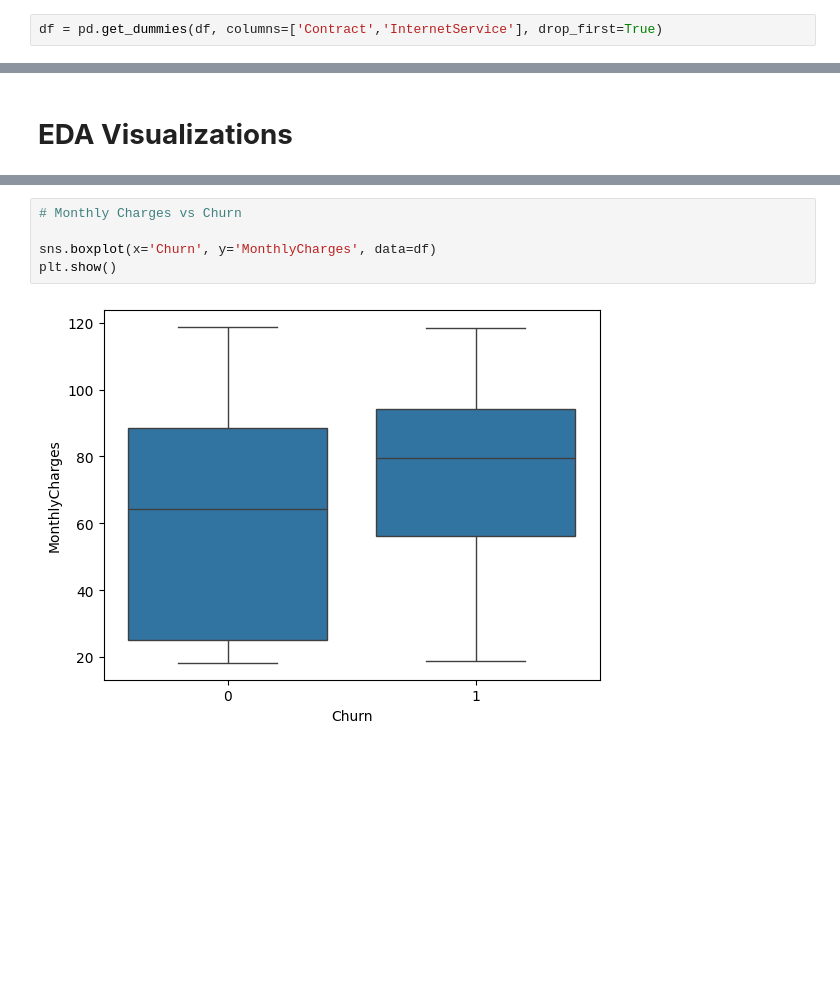
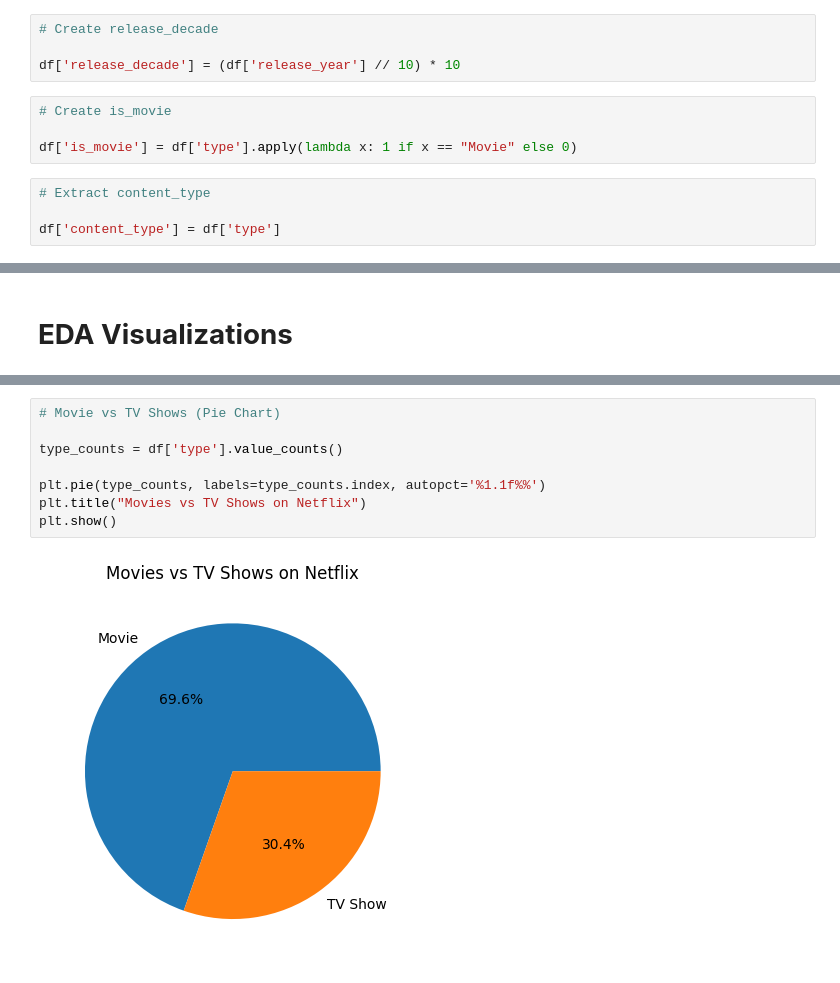
Before and after one commit to Priyahpk/PROJECTS, a Jupyter notebook: Customer_Churn_Data_Preparation_&_EDA.ipynb, the cells around one changed output, grey strips where cells are left out. Cells and saved outputs as stored; diff of their text form; blank space fills up the shorter version.

```diff
--- a/Customer_Churn_Data_Preparation_&_EDA.ipynb
+++ b/Customer_Churn_Data_Preparation_&_EDA.ipynb
@@ -129,2 +82,12 @@ for col in binary_cols:
-# %%
-df = pd.get_dummies(df, columns=['Contract','InternetService'], drop_first=True)
+# %%
+# Create release_decade
+
+df['release_decade'] = (df['release_year'] // 10) * 10
+# %%
+# Create is_movie
+
+df['is_movie'] = df['type'].apply(lambda x: 1 if x == "Movie" else 0)
+# %%
+# Extract content_type
+
+df['content_type'] = df['type']
@@ -156,7 +109,10 @@ plt.show()
-# %%
-# Monthly Charges vs Churn
-
-sns.boxplot(x='Churn', y='MonthlyCharges', data=df)
-plt.show()
-# %% [output]
-[figure, removed]
+# %%
+# Movie vs TV Shows (Pie Chart)
+
+type_counts = df['type'].value_counts()
+
+plt.pie(type_counts, labels=type_counts.index, autopct='%1.1f%%')
+plt.title("Movies vs TV Shows on Netflix")
+plt.show()
+# %% [output]
+[figure, added]
```
Also changed, not shown: parts of 26 cells of this notebook.
